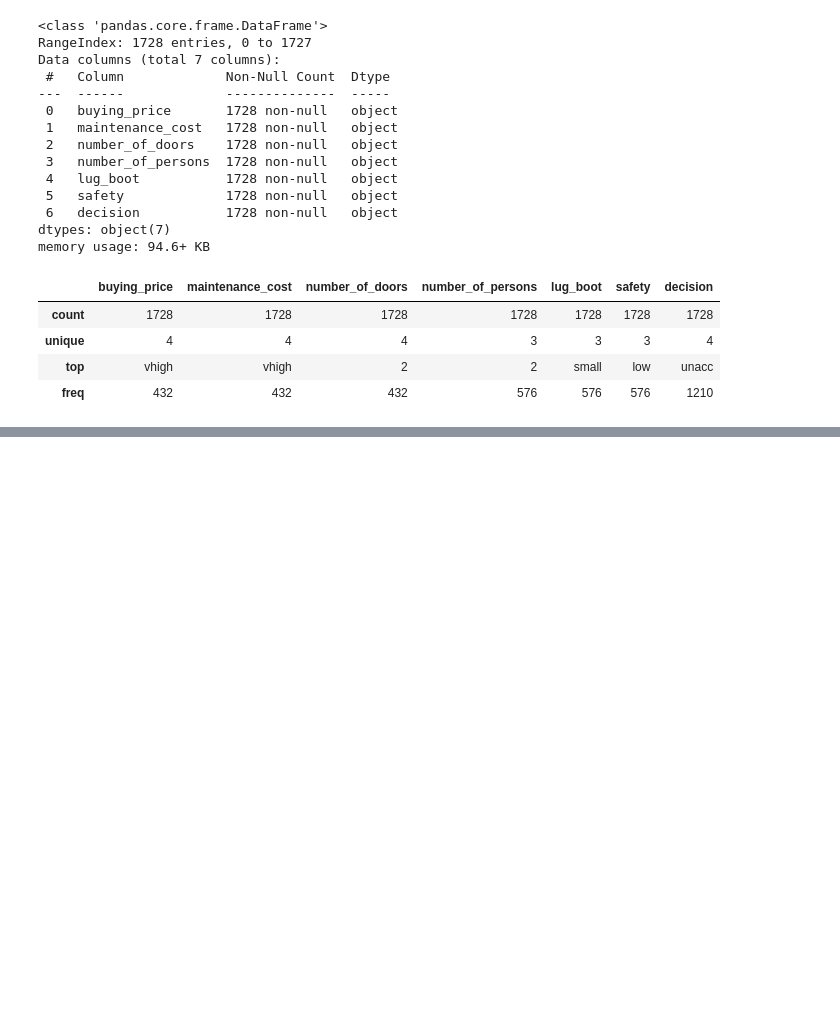
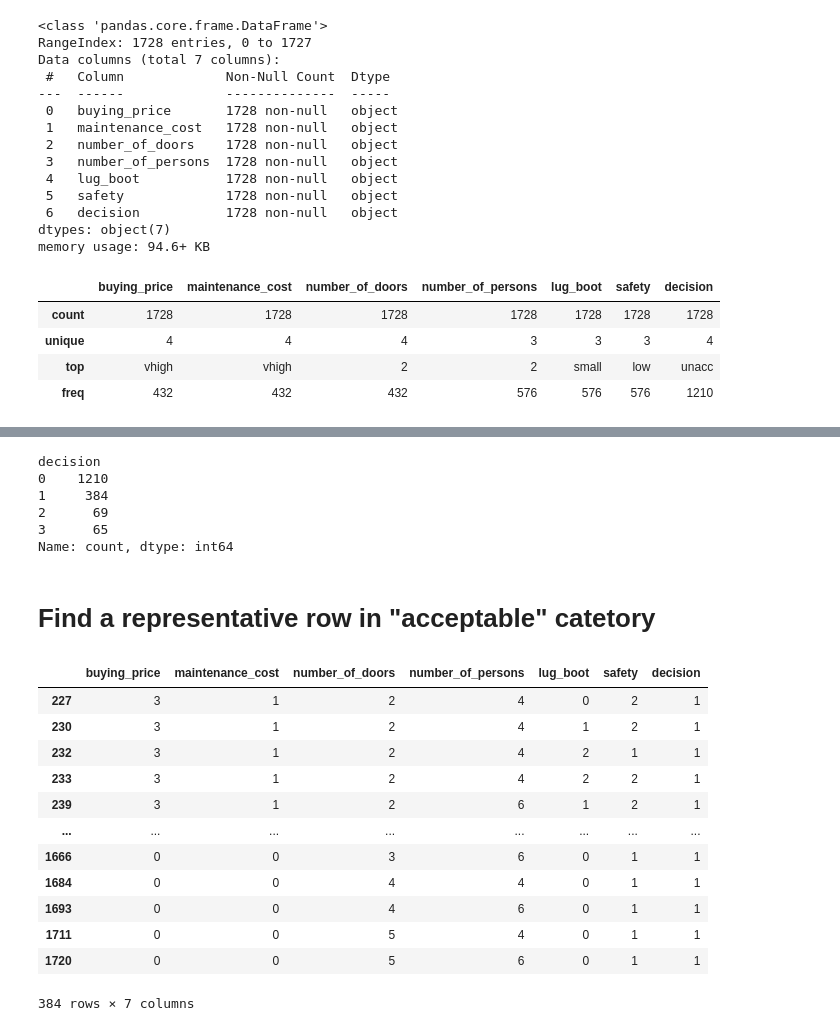
Before and after one commit to dzungpnguyen/ai-rationality, a Jupyter notebook: data_processing.ipynb, the cells around one changed output, grey strips where cells are left out. Saved outputs shown, nothing was run; the diff lists cells and outputs as text; code cells hidden in the pictures; blank space fills up the shorter version.

Commit message:
find 1 representative row

```diff
--- a/data_processing.ipynb
+++ b/data_processing.ipynb
@@ -45,0 +139,28 @@ array(['2', '4', 'more'], dtype=object)
+# %%
+df['decision'].value_counts()
+# %% [output]
+decision
+0    1210
+1     384
+2      69
+3      65
+Name: count, dtype: int64
+# %% [markdown]
+# Find a representative row in "acceptable" catetory
+# %%
+acceptable_cars = df[df['decision'] == 1]
+acceptable_cars
+# %% [output]
+|  | buying_price | maintenance_cost | number_of_doors | number_of_persons | lug_boot | safety | decision |
+| 227 | 3 | 1 | 2 | 4 | 0 | 2 | 1 |
+| 230 | 3 | 1 | 2 | 4 | 1 | 2 | 1 |
+| 232 | 3 | 1 | 2 | 4 | 2 | 1 | 1 |
+| 233 | 3 | 1 | 2 | 4 | 2 | 2 | 1 |
+| 239 | 3 | 1 | 2 | 6 | 1 | 2 | 1 |
+| ... | ... | ... | ... | ... | ... | ... | ... |
+| 1666 | 0 | 0 | 3 | 6 | 0 | 1 | 1 |
+| 1684 | 0 | 0 | 4 | 4 | 0 | 1 | 1 |
+| 1693 | 0 | 0 | 4 | 6 | 0 | 1 | 1 |
+| 1711 | 0 | 0 | 5 | 4 | 0 | 1 | 1 |
+| 1720 | 0 | 0 | 5 | 6 | 0 | 1 | 1 |
+384 rows × 7 columns
```
Also changed, not shown: parts of 17 cells of this notebook.
